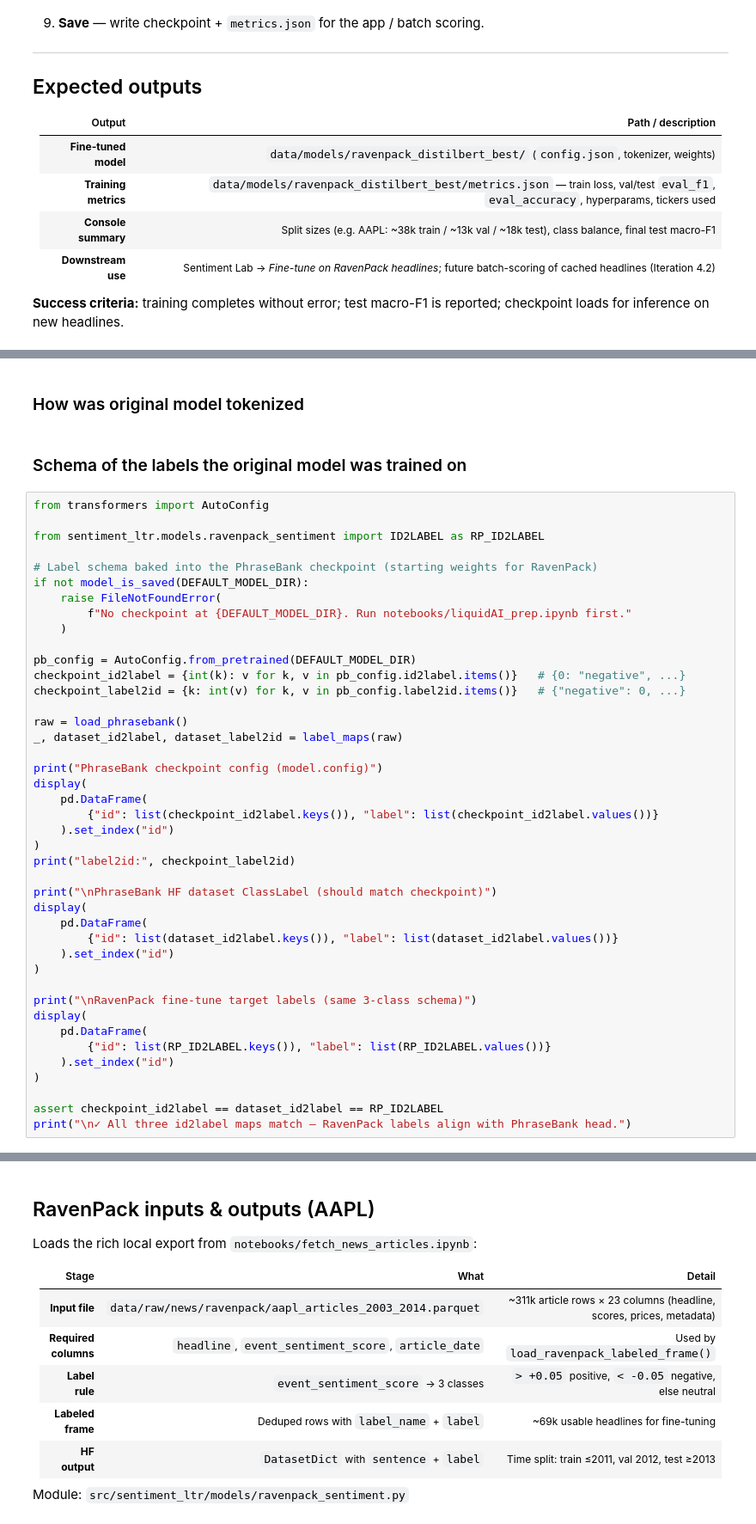
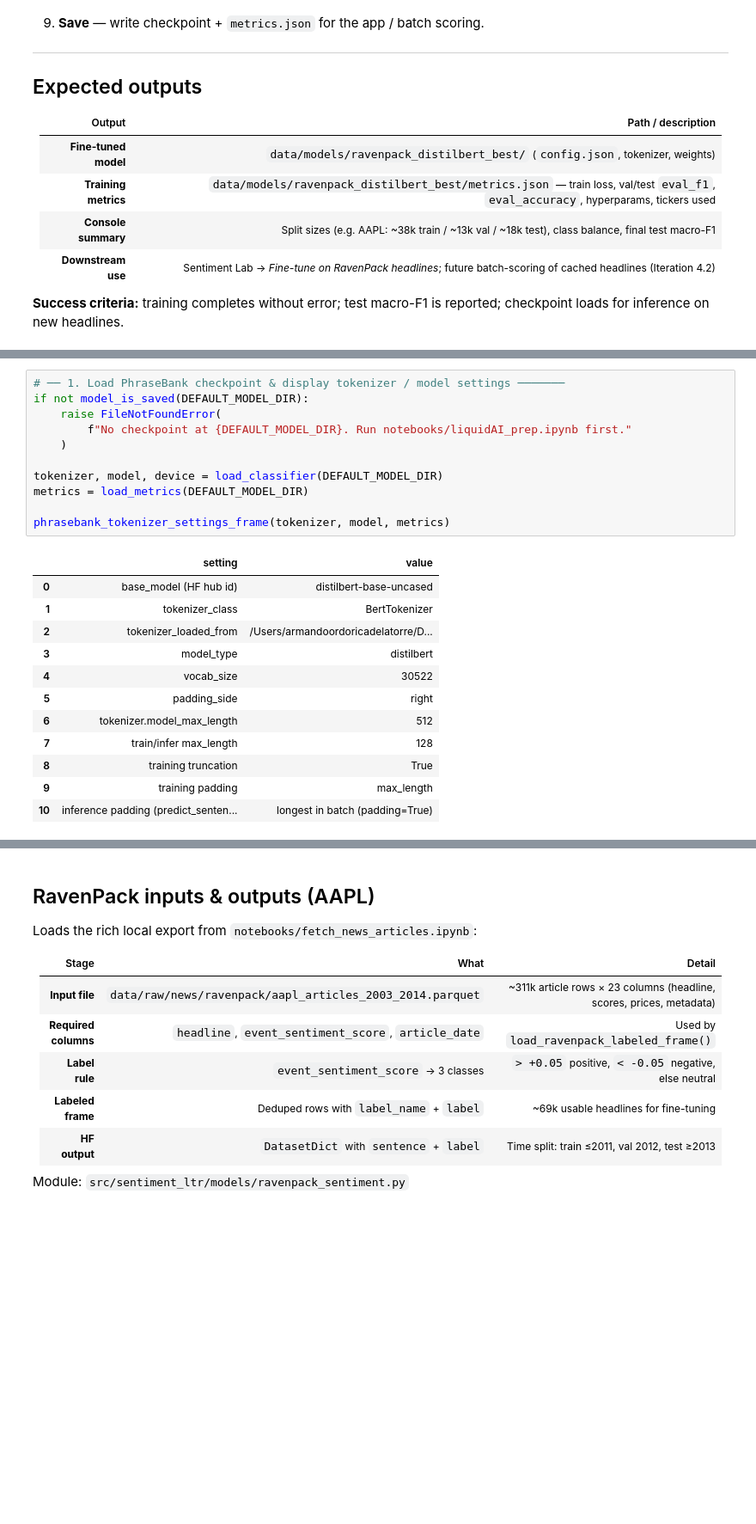
Before and after one commit to armandordorica/sentiment_learn_to_rank_paper, a Jupyter notebook: notebooks/finetune_on_ravenpack.ipynb, the cells around one changed output, grey strips where cells are left out. Shown at 86% size. Cells and saved outputs as stored; diff of their text form; blank space fills up the shorter version.

```diff
--- a/notebooks/finetune_on_ravenpack.ipynb
+++ b/notebooks/finetune_on_ravenpack.ipynb
@@ -200,46 +107,24 @@ fig_p50.show()
-# %% [markdown]
-### How was original model tokenized
-# %% [markdown]
-### Schema of the labels the original model was trained on
-# %%
-from transformers import AutoConfig
-
-from sentiment_ltr.models.ravenpack_sentiment import ID2LABEL as RP_ID2LABEL
-
-# Label schema baked into the PhraseBank checkpoint (starting weights for RavenPack)
-if not model_is_saved(DEFAULT_MODEL_DIR):
-    raise FileNotFoundError(
-        f"No checkpoint at {DEFAULT_MODEL_DIR}. Run notebooks/liquidAI_prep.ipynb first."
-    )
-
-pb_config = AutoConfig.from_pretrained(DEFAULT_MODEL_DIR)
-checkpoint_id2label = {int(k): v for k, v in pb_config.id2label.items()}   # {0: "negative", ...}
-checkpoint_label2id = {k: int(v) for k, v in pb_config.label2id.items()}   # {"negative": 0, ...}
-
-raw = load_phrasebank()
-_, dataset_id2label, dataset_label2id = label_maps(raw)
-
-print("PhraseBank checkpoint config (model.config)")
-display(
-    pd.DataFrame(
-        {"id": list(checkpoint_id2label.keys()), "label": list(checkpoint_id2label.values())}
-    ).set_index("id")
-)
-print("label2id:", checkpoint_label2id)
-
-print("\nPhraseBank HF dataset ClassLabel (should match checkpoint)")
-display(
-    pd.DataFrame(
-        {"id": list(dataset_id2label.keys()), "label": list(dataset_id2label.values())}
-    ).set_index("id")
-)
-
-print("\nRavenPack fine-tune target labels (same 3-class schema)")
-display(
-    pd.DataFrame(
-        {"id": list(RP_ID2LABEL.keys()), "label": list(RP_ID2LABEL.values())}
-    ).set_index("id")
-)
-
-assert checkpoint_id2label == dataset_id2label == RP_ID2LABEL
-print("\n✓ All three id2label maps match — RavenPack labels align with PhraseBank head.")
+# %%
+# ── 1. Load PhraseBank checkpoint & display tokenizer / model settings ───────
+if not model_is_saved(DEFAULT_MODEL_DIR):
+    raise FileNotFoundError(
+        f"No checkpoint at {DEFAULT_MODEL_DIR}. Run notebooks/liquidAI_prep.ipynb first."
+    )
+
+tokenizer, model, device = load_classifier(DEFAULT_MODEL_DIR)
+metrics = load_metrics(DEFAULT_MODEL_DIR)
+
+phrasebank_tokenizer_settings_frame(tokenizer, model, metrics)
+# %% [output]
+|  | setting | value |
+| 0 | base_model (HF hub id) | distilbert-base-uncased |
+| 1 | tokenizer_class | BertTokenizer |
+| 2 | tokenizer_loaded_from | /Users/armandoordoricadelatorre/D... |
+| 3 | model_type | distilbert |
+| 4 | vocab_size | 30522 |
+| 5 | padding_side | right |
+| 6 | tokenizer.model_max_length | 512 |
+| 7 | train/infer max_length | 128 |
+| 8 | training truncation | True |
+| 9 | training padding | max_length |
+| 10 | inference padding (predict_senten... | longest in batch (padding=True) |
```
Also changed, not shown: parts of 22 cells of this notebook, 5 other files.
